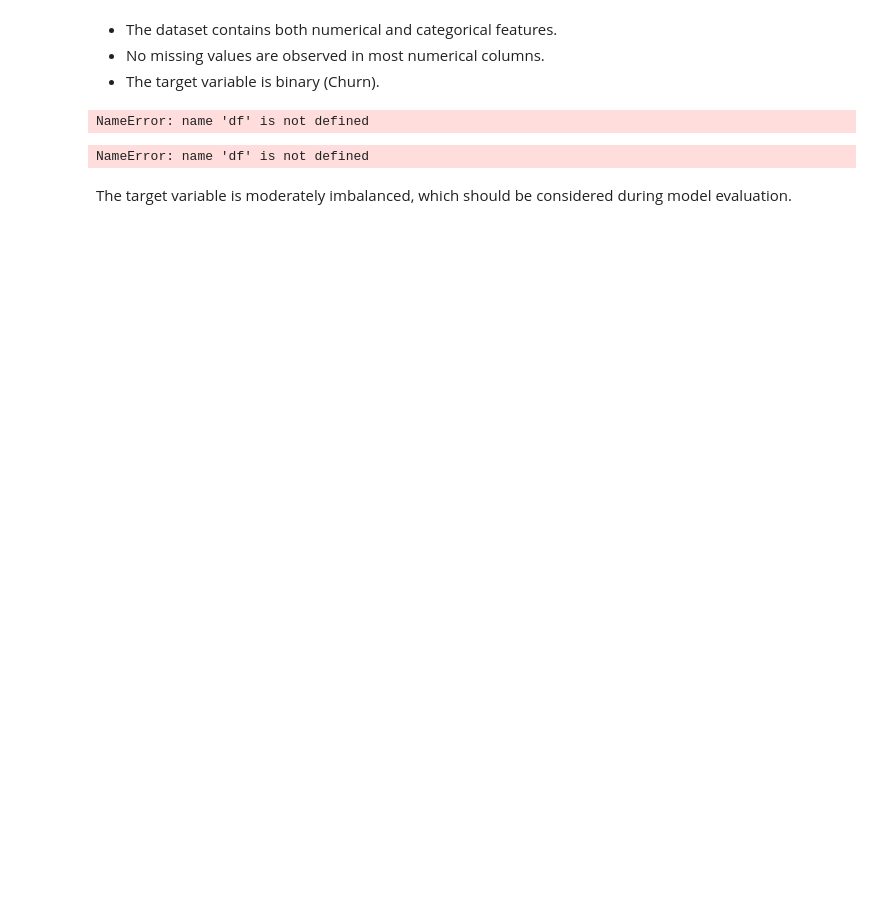
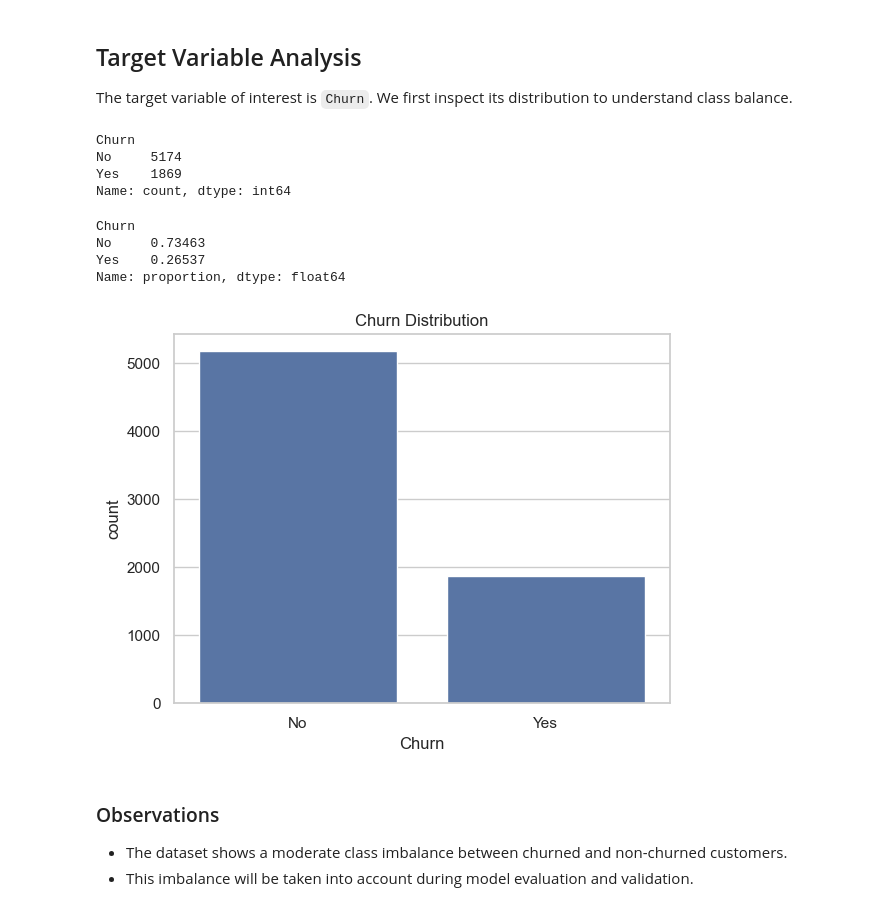
Before and after one commit to stefanoavanzini/customer-churn-prediction, a Jupyter notebook: notebooks/01_data_exploration.ipynb, the cells around one changed output. Cells and saved outputs as stored; diff of their text form; code cells hidden in the pictures; blank space fills up the shorter version.

Commit message:
Updated EDA notebook

```diff
--- a/notebooks/01_data_exploration.ipynb
+++ b/notebooks/01_data_exploration.ipynb
@@ -5,12 +16,11 @@ Exploratory data analysis and preprocessing for customer churn prediction.
 # %%
+import numpy as np
 import pandas as pd
-import numpy as np
 
 import matplotlib.pyplot as plt
 import seaborn as sns
 
-from sklearn.model_selection import train_test_split
+from pathlib import Path
+
+sns.set(style="whitegrid", context="notebook")
-# %%
-# Visualization settings
-sns.set(style="whitegrid")
 # %% [markdown]
@@ -21,3 +28,7 @@ This project uses a publicly available customer churn dataset
 # %%
-df = pd.read_csv("../data/raw/customer_churn.csv")
+DATA_PATH = Path("../data/raw")
+DATA_FILE = "customer_churn.csv"
+
+df = pd.read_csv(DATA_PATH / DATA_FILE)
+df.head()
 # %% [output]
@@ -41,17 +88,28 @@ NameError: name 'df' is not defined
 # %% [markdown]
-- The dataset contains both numerical and categorical features.
-- No missing values are observed in most numerical columns.
-- The target variable is binary (Churn).
+## Target Variable Analysis
+The target variable of interest is `Churn`.
+We first inspect its distribution to understand class balance.
+# %%
+df["Churn"].value_counts()
+# %% [output]
+Churn
+No     5174
+Yes    1869
+Name: count, dtype: int64
 # %%
 df["Churn"].value_counts(normalize=True)
 # %% [output]
-NameError: name 'df' is not defined
+Churn
+No     0.73463
+Yes    0.26537
+Name: proportion, dtype: float64
 # %%
 sns.countplot(x="Churn", data=df)
-plt.title("Target Variable Distribution")
+plt.title("Churn Distribution")
 plt.show()
 # %% [output]
-NameError: name 'df' is not defined
+[figure, added]
 # %% [markdown]
-The target variable is moderately imbalanced, which should be considered
-during model evaluation.
+### Observations
+- The dataset shows a moderate class imbalance between churned and non-churned customers.
+- This imbalance will be taken into account during model evaluation and validation.
```
Also changed, not shown: parts of 18 cells of this notebook.
